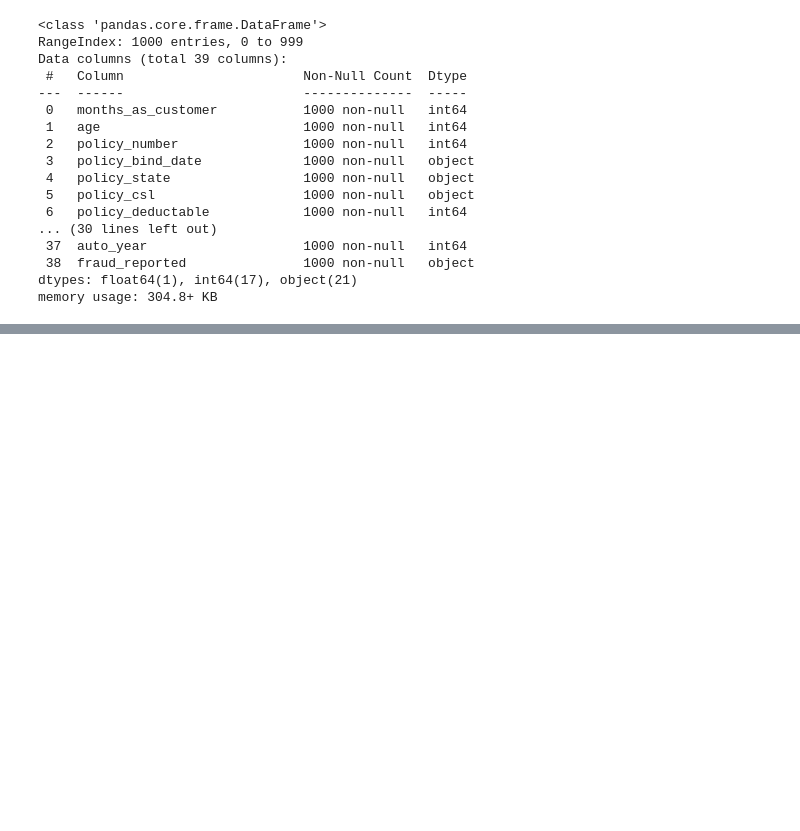
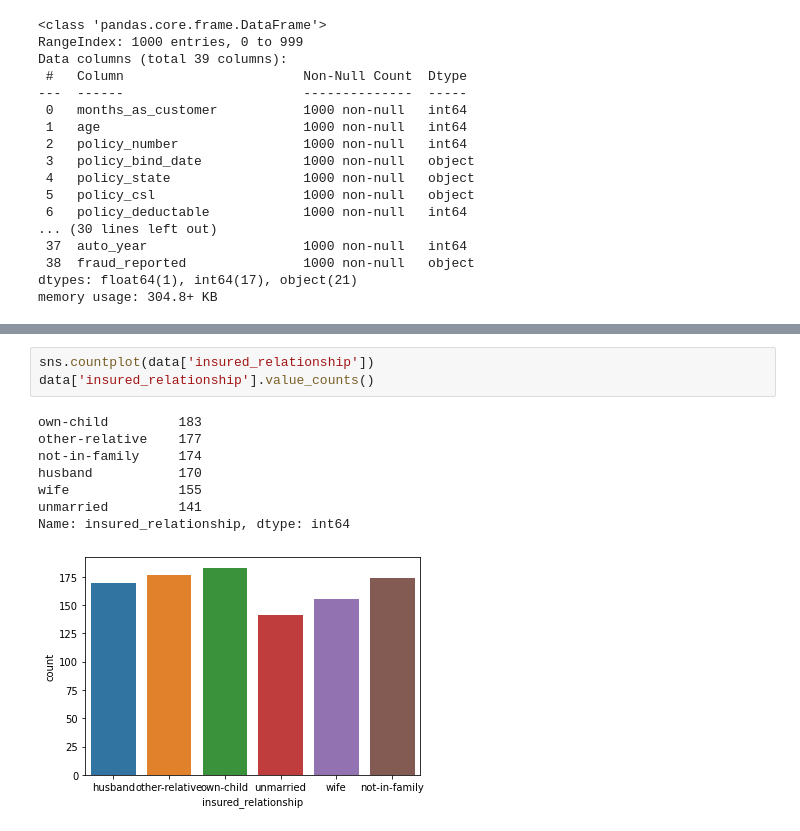
Before and after one commit to Dhara348/Project1, a Jupyter notebook: Evaluation_Project/insurance_policy_prediction.ipynb, the cells around one changed output, grey strips where cells are left out. Cells and saved outputs as stored; diff of their text form; blank space fills up the shorter version.

```diff
--- a/Evaluation_Project/insurance_policy_prediction.ipynb
+++ b/Evaluation_Project/insurance_policy_prediction.ipynb
@@ -67,0 +96,12 @@ memory usage: 304.8+ KB
+# %%
+sns.countplot(data['insured_relationship'])
+data['insured_relationship'].value_counts()
+# %% [output]
+own-child         183
+other-relative    177
+not-in-family     174
+husband           170
+wife              155
+unmarried         141
+Name: insured_relationship, dtype: int64
+[figure, added]
```
Also changed, not shown: parts of 61 cells of this notebook.
